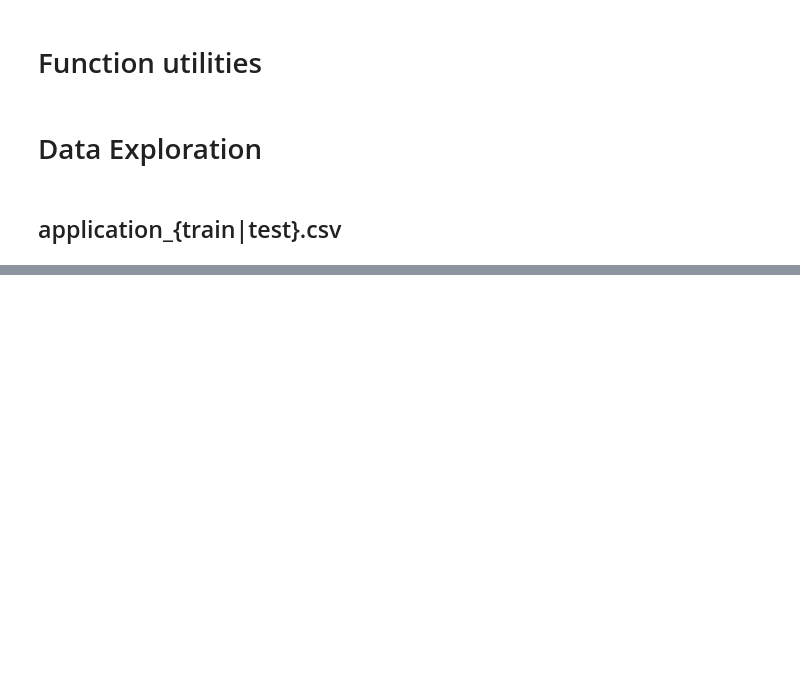
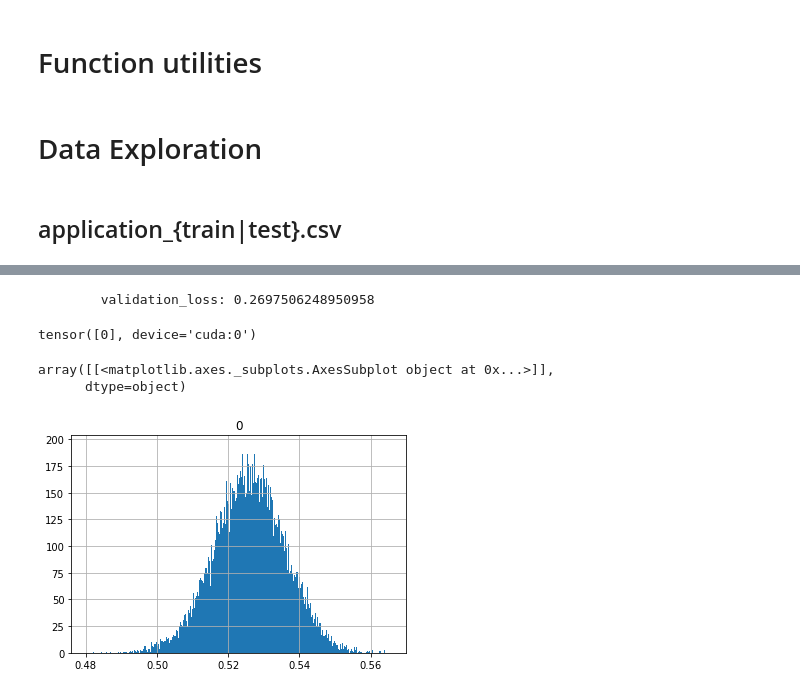
Before and after one commit to robertocommit/neural, a Jupyter notebook: Home_Credit_Default_Risk.ipynb, the cells around one changed output, grey strips where cells are left out. Saved outputs shown, nothing was run; the diff lists cells and outputs as text; code cells hidden in the pictures; blank space fills up the shorter version.

```diff
--- a/Home_Credit_Default_Risk.ipynb
+++ b/Home_Credit_Default_Risk.ipynb
@@ -128,0 +195,8 @@ application_train_df.head(5)
+# %%
+from torch.utils.data import Dataset, TensorDataset
+from torch.utils.data import DataLoader
+
+train_data = TensorDataset(tensor_train_categorical_data, tensor_train_numerical_data, tensor_train_output)
+train_loader = DataLoader(dataset=train_data, batch_size=16, shuffle=True)
+
+# print(torch.isnan(tensor_train_numerical_data))
@@ -128,0 +245,7 @@ application_train_df.head(5)
+# %%
+num_numerical_cols = tensor_train_numerical_data.shape[1]
+
+model = Model(categorical_embedding_sizes, num_numerical_cols, [100, 50], 0.4)
+loss_function = nn.MSELoss()
+optimizer = torch.optim.Adam(model.parameters(), lr=0.01)
+model.to(device)
@@ -128,0 +270,8 @@ application_train_df.head(5)
+# %%
+n_epochs = 5
+
+for epoch in range(n_epochs):
+  for x_cat, x_num, y in train_loader:
+    y_pred = model(x_cat, x_num)
+    single_loss = loss_function(y_pred.squeeze(), y)
+  print("epoch: " + str(epoch) + "\tloss: " + str(single_loss.item()))
@@ -128,0 +284,28 @@ application_train_df.head(5)
+# %%
+validation_data = TensorDataset(tensor_validation_categorical_data, tensor_validation_numerical_data, tensor_validation_output)
+validation_loader = DataLoader(dataset=validation_data, batch_size=16, shuffle=True)
+
+with torch.no_grad():
+  for x_cat, x_num, y in validation_loader:
+    y_valid = model(x_cat, x_num)
+    validation_loss = loss_function(y_valid.squeeze(), y)
+  print("\tvalidation_loss: " + str(validation_loss.item()))
+# %% [output]
+        validation_loss: 0.2697506248950958
+# %%
+# Make predictions
+with torch.no_grad():
+  tensor_test_categorical_data = tensor_test_categorical.to(device)
+  tensor_test_numerical_data = tensor_test_numerical.to(device)
+  y_pred = model(tensor_test_categorical_data, tensor_test_numerical_data)
+# %%
+values, labels = torch.max(y_pred, 1)
+labels.unique()
+# %% [output]
+tensor([0], device='cuda:0')
+# %%
+pd.DataFrame(y_pred).astype("float").hist(bins=1000)
+# %% [output]
+array([[<matplotlib.axes._subplots.AxesSubplot object at 0x...>]],
+      dtype=object)
+[figure, added]
```
Also changed, not shown: parts of 27 cells of this notebook.
